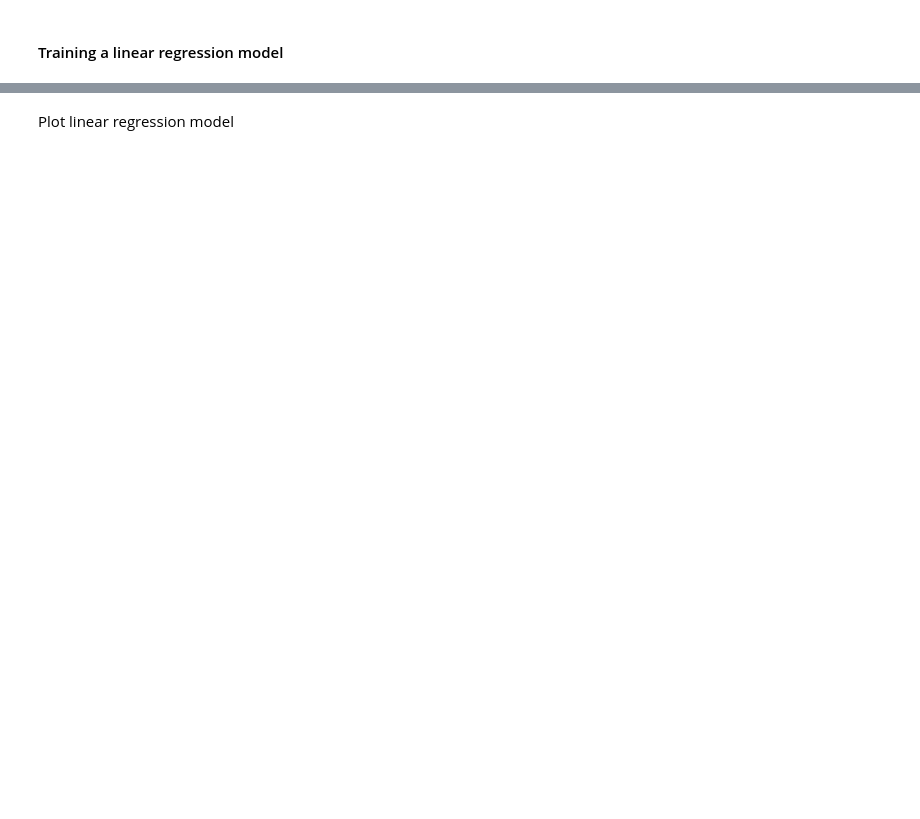
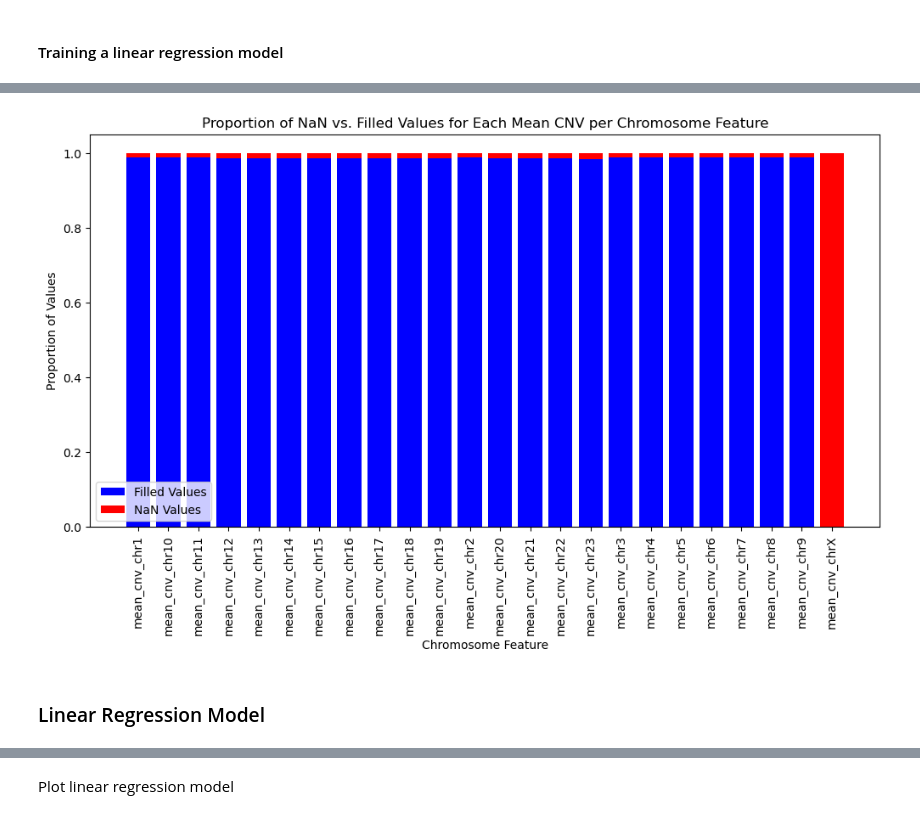
Before and after one commit to galen-topper/CS229-ML-Project, a Jupyter notebook: cs229_project.ipynb, the cells around one changed output, grey strips where cells are left out. Cells and saved outputs as stored; diff of their text form; code cells hidden in the pictures; blank space fills up the shorter version.

```diff
--- a/cs229_project.ipynb
+++ b/cs229_project.ipynb
@@ -118 +148,29 @@ HER2 FISH Status of Sequenced Sample              object
+# %%
+# Select only the mean_cnv_chr columns
+mean_cnv_columns = merged_data.filter(like="mean_cnv_chr")
+
+# Set up the figure
+plt.figure(figsize=(12, 6))
+
+# Loop through each column and plot its proportion of NaN vs. filled values
+for column in mean_cnv_columns.columns:
+    nan_count = mean_cnv_columns[column].isna().sum()
+    filled_count = mean_cnv_columns[column].notna().sum()
+    total = nan_count + filled_count
+
+    # Bar chart for each feature
+    plt.bar(column, filled_count / total, color="blue", label="Filled Values" if column == mean_cnv_columns.columns[0] else "")
+    plt.bar(column, nan_count / total, bottom=filled_count / total, color="red", label="NaN Values" if column == mean_cnv_columns.columns[0] else "")
+
+# Formatting
+plt.xticks(rotation=90)  # Rotate x labels for better readability
+plt.xlabel("Chromosome Feature")
+plt.ylabel("Proportion of Values")
+plt.title("Proportion of NaN vs. Filled Values for Each Mean CNV per Chromosome Feature")
+plt.legend()
+plt.show()
+# %% [output]
+[figure, added]
+# %% [markdown]
+### Linear Regression Model
 # %%
```
Also changed, not shown: parts of 15 cells of this notebook.
